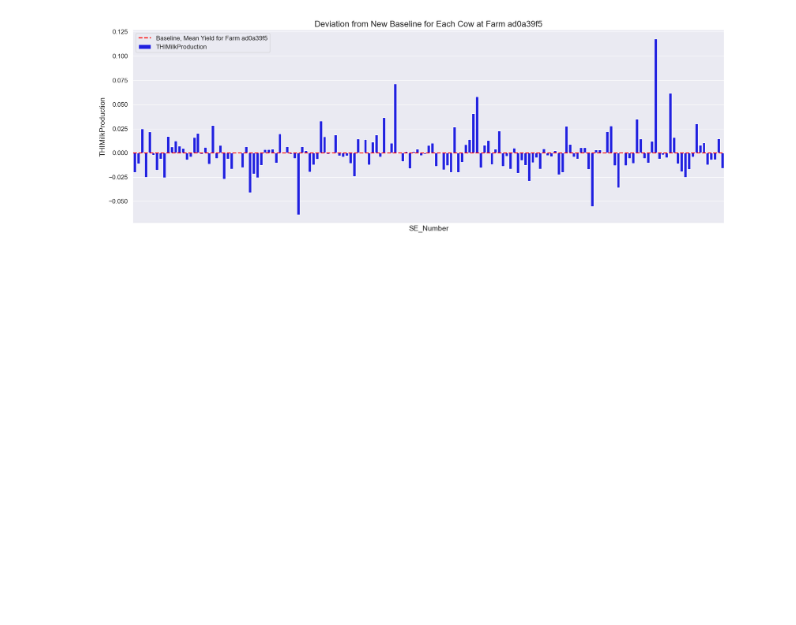
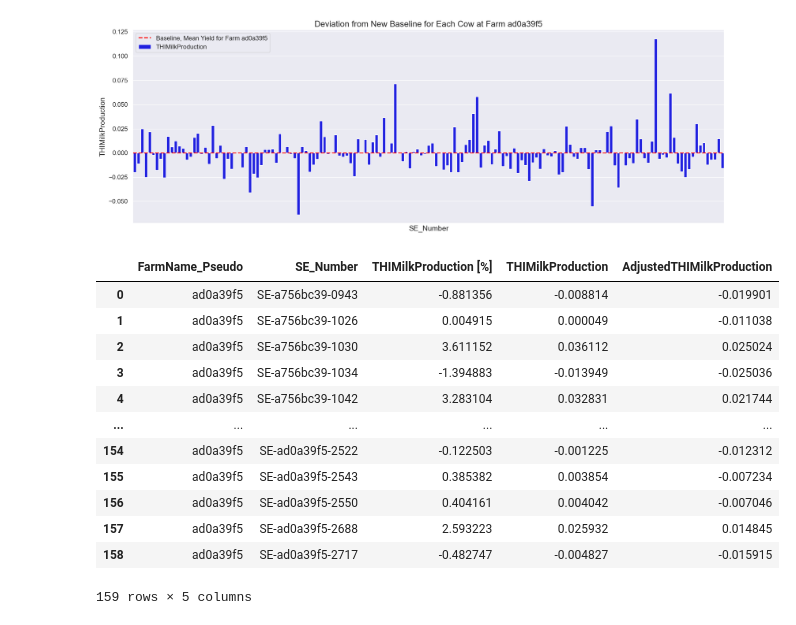
Before and after one commit to jockepolis/HeatStressEvaluationSummer24, a Jupyter notebook: ModelingIndividualsYield/GAM_IndividualTHI.ipynb, the cells around one changed output. Saved outputs shown, nothing was run; the diff lists cells and outputs as text; code cells hidden in the pictures; blank space fills up the shorter version.

```diff
--- a/ModelingIndividualsYield/GAM_IndividualTHI.ipynb
+++ b/ModelingIndividualsYield/GAM_IndividualTHI.ipynb
@@ -2572,3 +2535,19 @@ plt.tight_layout()
 plt.show()
 # %% [output]
 [figure]
+# %%
+results_df
+# %% [output]
+|  | FarmName_Pseudo | SE_Number | THIMilkProduction [%] | THIMilkProduction | AdjustedTHIMilkProduction |
+| 0 | ad0a39f5 | SE-a756bc39-0943 | -0.881356 | -0.008814 | -0.019901 |
+| 1 | ad0a39f5 | SE-a756bc39-1026 | 0.004915 | 0.000049 | -0.011038 |
+| 2 | ad0a39f5 | SE-a756bc39-1030 | 3.611152 | 0.036112 | 0.025024 |
+| 3 | ad0a39f5 | SE-a756bc39-1034 | -1.394883 | -0.013949 | -0.025036 |
+| 4 | ad0a39f5 | SE-a756bc39-1042 | 3.283104 | 0.032831 | 0.021744 |
+| ... | ... | ... | ... | ... | ... |
+| 154 | ad0a39f5 | SE-ad0a39f5-2522 | -0.122503 | -0.001225 | -0.012312 |
+| 155 | ad0a39f5 | SE-ad0a39f5-2543 | 0.385382 | 0.003854 | -0.007234 |
+| 156 | ad0a39f5 | SE-ad0a39f5-2550 | 0.404161 | 0.004042 | -0.007046 |
+| 157 | ad0a39f5 | SE-ad0a39f5-2688 | 2.593223 | 0.025932 | 0.014845 |
+| 158 | ad0a39f5 | SE-ad0a39f5-2717 | -0.482747 | -0.004827 | -0.015915 |
+159 rows × 5 columns
```
Also changed, not shown: parts of 14 cells of this notebook.
